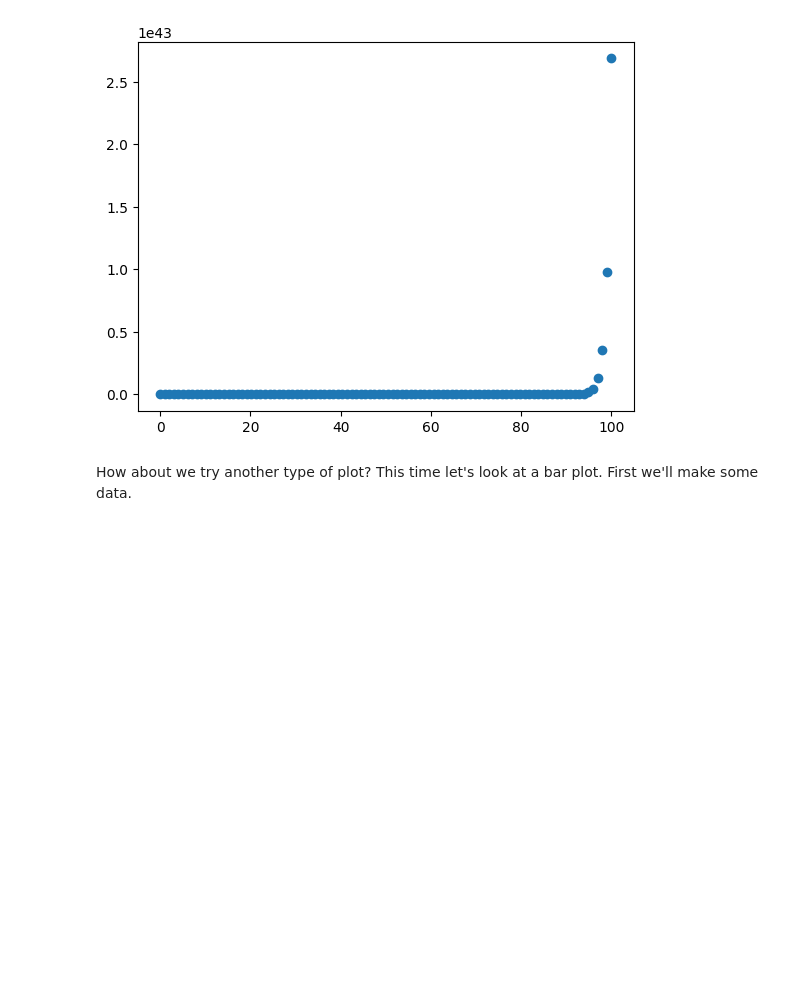
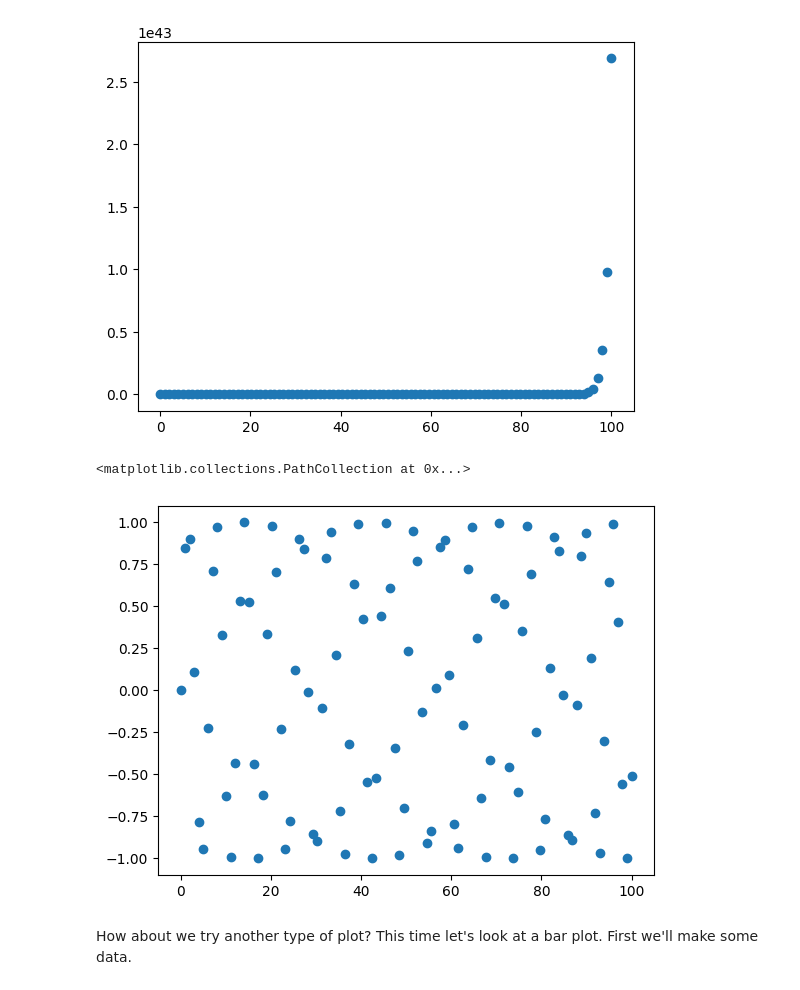
Before and after one commit to GhadeerZahwe/Matplotlib_Practice, a Jupyter notebook: matplotlib-exercises.ipynb, the cells around one changed output. Saved outputs shown, nothing was run; the diff lists cells and outputs as text; code cells hidden in the pictures; blank space fills up the shorter version.

Commit message:
Created a scatter plot of X versus np.sin(X)

```diff
--- a/matplotlib-exercises.ipynb
+++ b/matplotlib-exercises.ipynb
@@ -129,6 +129,11 @@ ax.scatter(X, np.exp(X))
 [figure]
 # %%
 # Create a scatter plot of X versus np.sin(X)
+fig, ax=plt.subplots()
+ax.scatter(X, np.sin(X))
+# %% [output]
+<matplotlib.collections.PathCollection at 0x...>
+[figure, added]
 # %% [markdown]
 How about we try another type of plot? This time let's look at a bar plot. First we'll make some data.
 # %%
```
